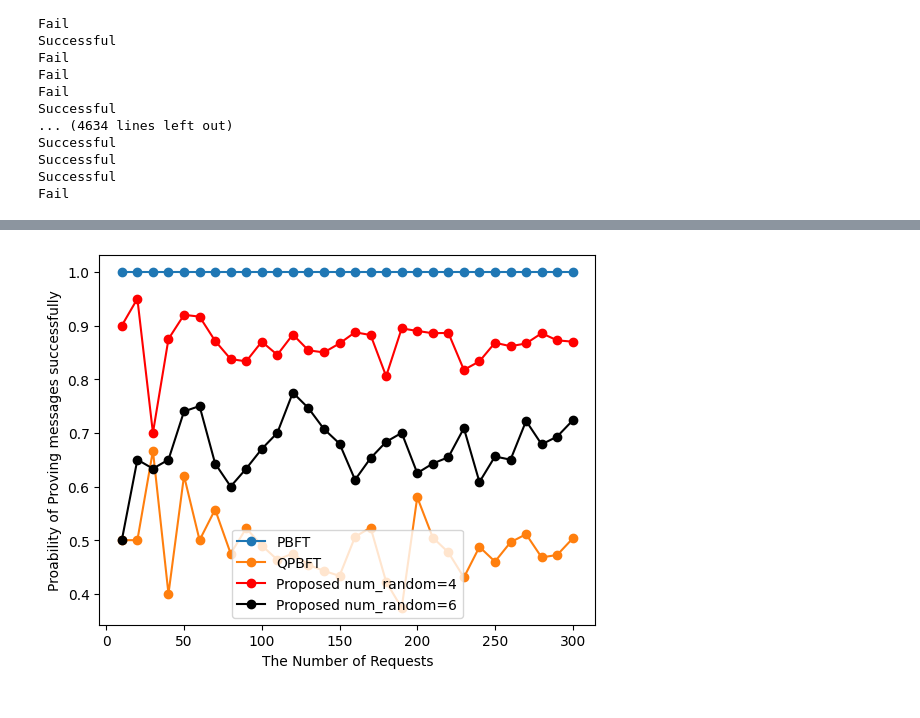
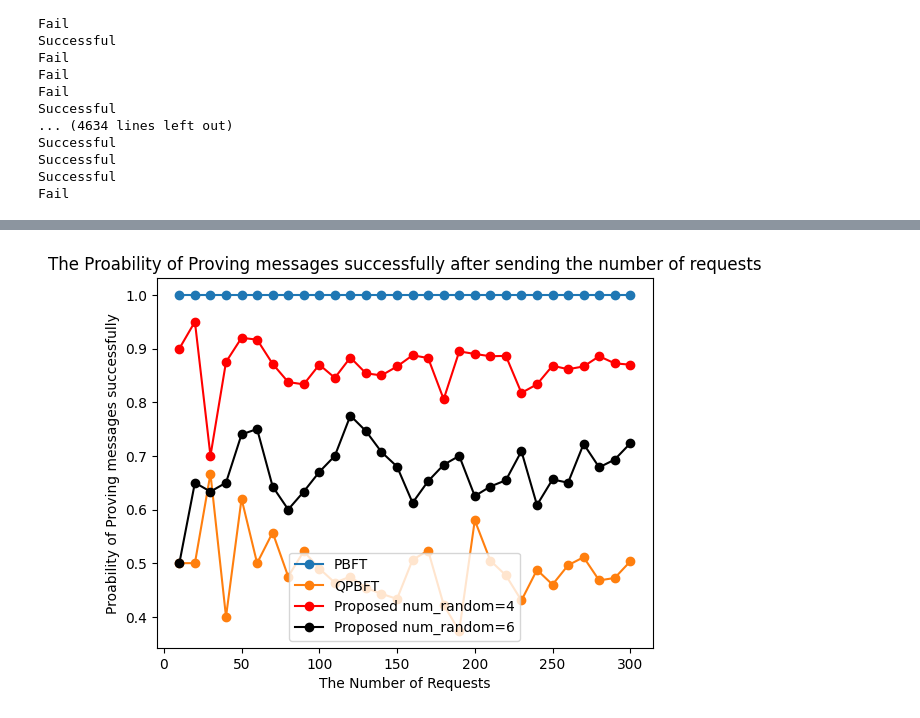
Before and after one commit to OatKID/consensus_demo, a Jupyter notebook: report.ipynb, the cells around one changed output, grey strips where cells are left out. Cells and saved outputs as stored; diff of their text form; code cells hidden in the pictures.

```diff
--- a/report.ipynb
+++ b/report.ipynb
@@ -177,11 +178,12 @@ plot.show()
 # %%
 plot.plot(num_requests, proability_pbft, label = "PBFT", marker="o")
 plot.plot(num_requests, proability_qpbft, label = "QPBFT", marker="o")
 plot.plot(num_requests, proability_proposed, label = "Proposed num_random=4", color="red", marker="o")
 plot.plot(num_requests, proability_proposed2, label = "Proposed num_random=6", color="black", marker="o")
 plot.legend()
 plot.xlabel("The Number of Requests")
 plot.ylabel("Proability of Proving messages successfully")
+plot.title("The Proability of Proving messages successfully after sending the number of requests")
 plot.show()
 # %% [output]
-[figure, old version]
+[figure, new version]
```
Also changed, not shown: parts of 1 cell of this notebook, 8 other files.
